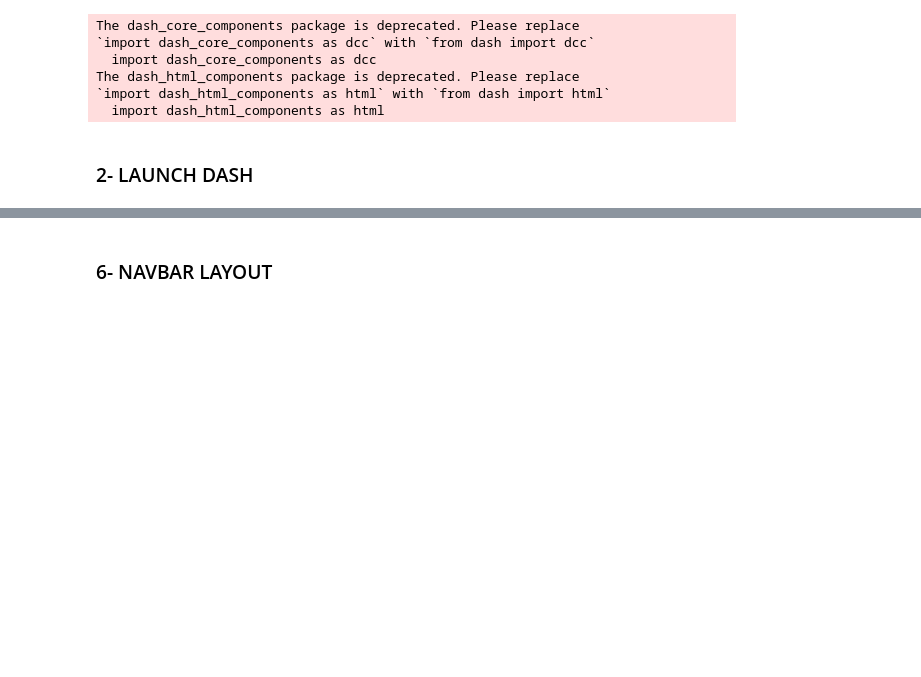
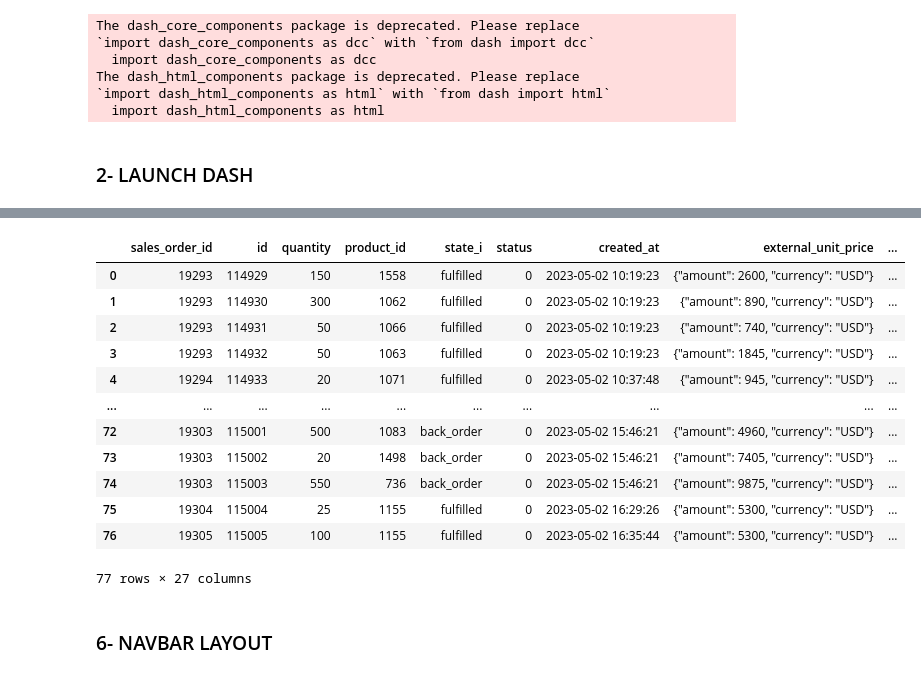
Before and after one commit to pepeette/sales_analytics_dashboard_viz, a Jupyter notebook: dash_board/landing2SQL-Copy1.ipynb, the cells around one changed output, grey strips where cells are left out. Saved outputs shown, nothing was run; the diff lists cells and outputs as text; code cells hidden in the pictures; blank space fills up the shorter version.

```diff
--- a/dash_board/landing2SQL-Copy1.ipynb
+++ b/dash_board/landing2SQL-Copy1.ipynb
@@ -133,2 +173,18 @@ def fetch_data_from_database():
+# %%
+fetch_data_from_database()
+# %% [output]
+|  | sales_order_id | id | quantity | product_id | state_i | status | created_at | external_unit_price | ... |
+| 0 | 19293 | 114929 | 150 | 1558 | fulfilled | 0 | 2023-05-02 10:19:23 | {"amount": 2600, "currency": "USD"} | ... |
+| 1 | 19293 | 114930 | 300 | 1062 | fulfilled | 0 | 2023-05-02 10:19:23 | {"amount": 890, "currency": "USD"} | ... |
+| 2 | 19293 | 114931 | 50 | 1066 | fulfilled | 0 | 2023-05-02 10:19:23 | {"amount": 740, "currency": "USD"} | ... |
+| 3 | 19293 | 114932 | 50 | 1063 | fulfilled | 0 | 2023-05-02 10:19:23 | {"amount": 1845, "currency": "USD"} | ... |
+| 4 | 19294 | 114933 | 20 | 1071 | fulfilled | 0 | 2023-05-02 10:37:48 | {"amount": 945, "currency": "USD"} | ... |
+| ... | ... | ... | ... | ... | ... | ... | ... | ... | ... |
+| 72 | 19303 | 115001 | 500 | 1083 | back_order | 0 | 2023-05-02 15:46:21 | {"amount": 4960, "currency": "USD"} | ... |
+| 73 | 19303 | 115002 | 20 | 1498 | back_order | 0 | 2023-05-02 15:46:21 | {"amount": 7405, "currency": "USD"} | ... |
+| 74 | 19303 | 115003 | 550 | 736 | back_order | 0 | 2023-05-02 15:46:21 | {"amount": 9875, "currency": "USD"} | ... |
+| 75 | 19304 | 115004 | 25 | 1155 | fulfilled | 0 | 2023-05-02 16:29:26 | {"amount": 5300, "currency": "USD"} | ... |
+| 76 | 19305 | 115005 | 100 | 1155 | fulfilled | 0 | 2023-05-02 16:35:44 | {"amount": 5300, "currency": "USD"} | ... |
+77 rows × 27 columns
 # %%
 # Define the callback functions
```
Also changed, not shown: parts of 16 cells of this notebook.
